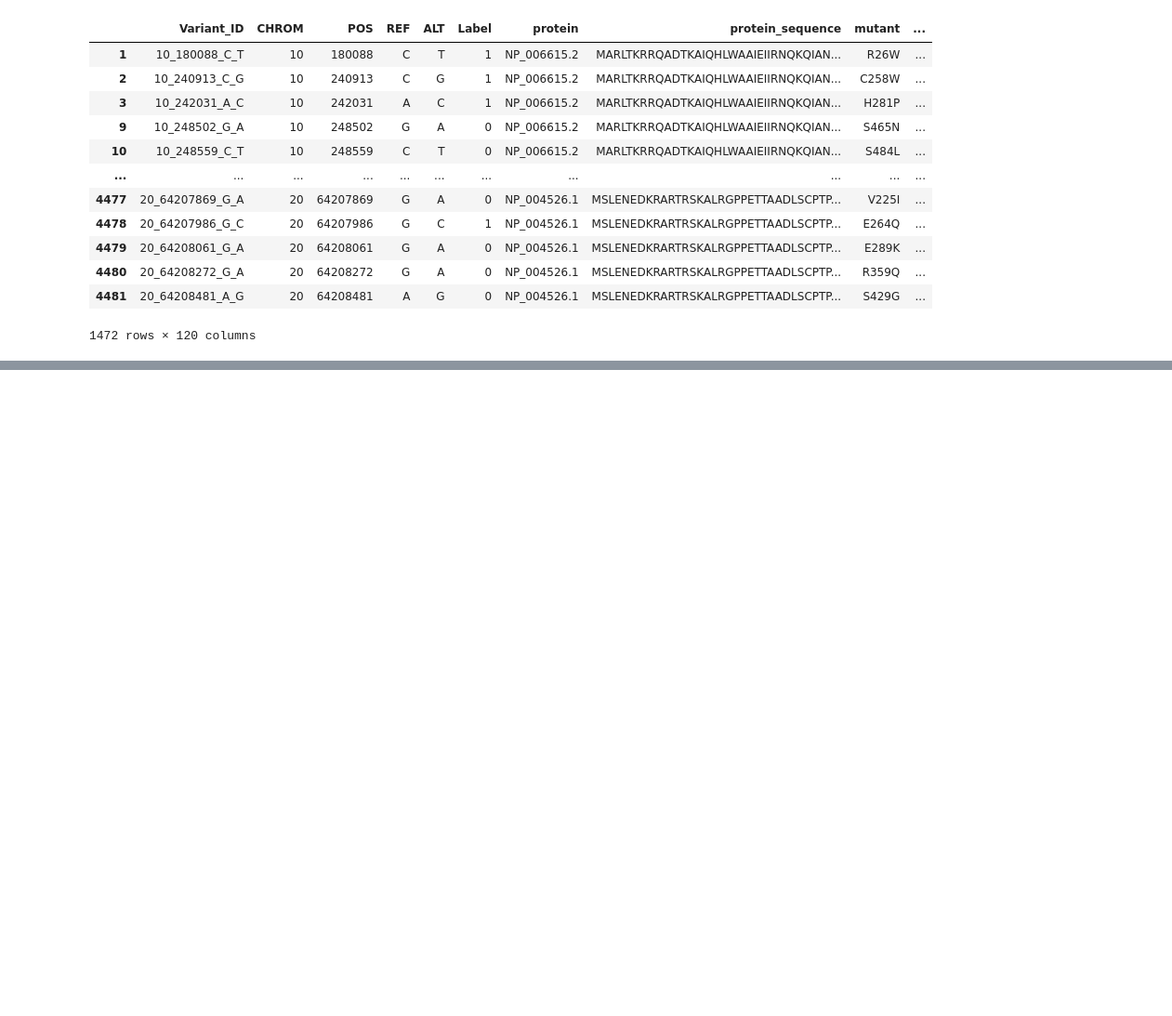
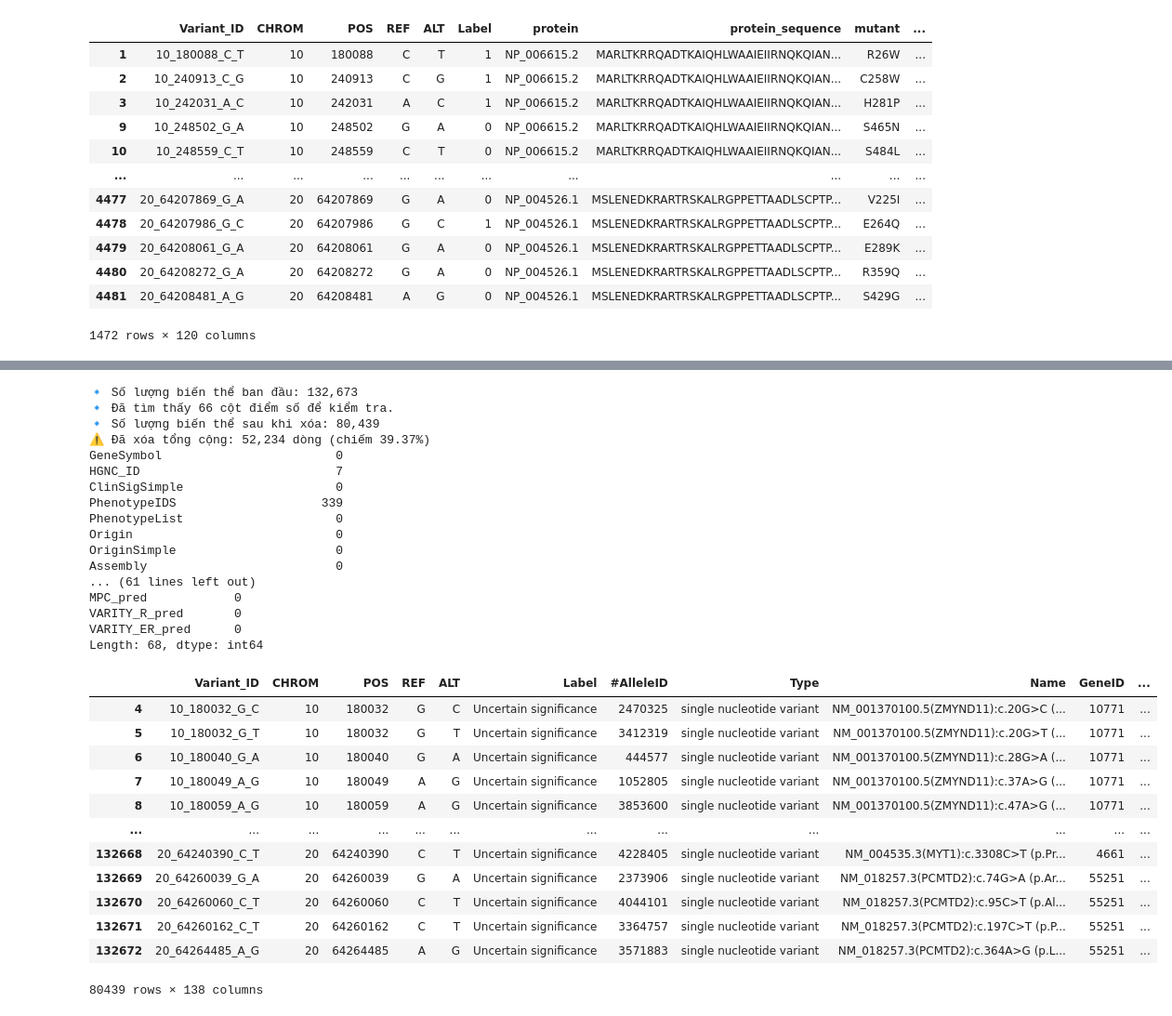
Before and after one commit to 36JungKwan/Missense_variant_pathogenicity_prediction, a Jupyter notebook: core/module01_data_processing_vep/04_02_test_data_vep_mapping.ipynb, the cells around one changed output, grey strips where cells are left out. Shown at 93% size. Cells and saved outputs as stored; diff of their text form; code cells hidden in the pictures; blank space fills up the shorter version.

```diff
--- a/core/module01_data_processing_vep/04_02_test_data_vep_mapping.ipynb
+++ b/core/module01_data_processing_vep/04_02_test_data_vep_mapping.ipynb
@@ -1462,0 +1497,59 @@ dtype: int64
+# %%
+# Giả sử df là DataFrame hiện tại của bạn
+print(f"🔹 Số lượng biến thể ban đầu: {len(final_df):,}")
+
+# 1. Tự động nhận diện tất cả các cột điểm số
+# (Bao gồm: score, rankscore, phred, raw, và các điểm bảo tồn tiến hóa như gerp, phylop, phastcons)
+score_cols = [
+    col for col in final_df.columns
+    if any(keyword in col.lower() for keyword in ['score', 'phred', 'raw', 'gerp', 'phylop', 'phastcons'])
+]
+
+print(f"🔹 Đã tìm thấy {len(score_cols)} cột điểm số để kiểm tra.")
+
+# 2. Xóa các dòng bị thiếu (NaN) ở BẤT KỲ cột điểm số nào trong danh sách trên
+df_clean = final_df.dropna(subset=score_cols).copy()
+df_clean[['AF', 'gnomADe_AF']] = df_clean[['AF', 'gnomADe_AF']].fillna(0)
+
+# 3. Báo cáo kết quả
+dropped_count = len(final_df) - len(df_clean)
+print(f"🔹 Số lượng biến thể sau khi xóa: {len(df_clean):,}")
+print(f"⚠️ Đã xóa tổng cộng: {dropped_count:,} dòng (chiếm {(dropped_count/len(final_df)*100):.2f}%)")
+
+print(df_clean.isnull().sum()[10:70])
+print(df_clean.isnull().sum()[70:])
+
+df_clean.to_parquet(r"D:\variant_data\clinvar_vus_after_vep_final.parquet", index=False)
+
+df_clean
+# %% [output]
+🔹 Số lượng biến thể ban đầu: 132,673
+🔹 Đã tìm thấy 66 cột điểm số để kiểm tra.
+🔹 Số lượng biến thể sau khi xóa: 80,439
+⚠️ Đã xóa tổng cộng: 52,234 dòng (chiếm 39.37%)
+GeneSymbol                        0
+HGNC_ID                           7
+ClinSigSimple                     0
+PhenotypeIDS                    339
+PhenotypeList                     0
+Origin                            0
+OriginSimple                      0
+Assembly                          0
+... (61 lines left out)
+MPC_pred            0
+VARITY_R_pred       0
+VARITY_ER_pred      0
+Length: 68, dtype: int64
+|  | Variant_ID | CHROM | POS | REF | ALT | Label | #AlleleID | Type | Name | GeneID | ... |
+| 4 | 10_180032_G_C | 10 | 180032 | G | C | Uncertain significance | 2470325 | single nucleotide variant | NM_001370100.5(ZMYND11):c.20G>C (... | 10771 | ... |
+| 5 | 10_180032_G_T | 10 | 180032 | G | T | Uncertain significance | 3412319 | single nucleotide variant | NM_001370100.5(ZMYND11):c.20G>T (... | 10771 | ... |
+| 6 | 10_180040_G_A | 10 | 180040 | G | A | Uncertain significance | 444577 | single nucleotide variant | NM_001370100.5(ZMYND11):c.28G>A (... | 10771 | ... |
+| 7 | 10_180049_A_G | 10 | 180049 | A | G | Uncertain significance | 1052805 | single nucleotide variant | NM_001370100.5(ZMYND11):c.37A>G (... | 10771 | ... |
+| 8 | 10_180059_A_G | 10 | 180059 | A | G | Uncertain significance | 3853600 | single nucleotide variant | NM_001370100.5(ZMYND11):c.47A>G (... | 10771 | ... |
+| ... | ... | ... | ... | ... | ... | ... | ... | ... | ... | ... | ... |
+| 132668 | 20_64240390_C_T | 20 | 64240390 | C | T | Uncertain significance | 4228405 | single nucleotide variant | NM_004535.3(MYT1):c.3308C>T (p.Pr... | 4661 | ... |
+| 132669 | 20_64260039_G_A | 20 | 64260039 | G | A | Uncertain significance | 2373906 | single nucleotide variant | NM_018257.3(PCMTD2):c.74G>A (p.Ar... | 55251 | ... |
+| 132670 | 20_64260060_C_T | 20 | 64260060 | C | T | Uncertain significance | 4044101 | single nucleotide variant | NM_018257.3(PCMTD2):c.95C>T (p.Al... | 55251 | ... |
+| 132671 | 20_64260162_C_T | 20 | 64260162 | C | T | Uncertain significance | 3364757 | single nucleotide variant | NM_018257.3(PCMTD2):c.197C>T (p.P... | 55251 | ... |
+| 132672 | 20_64264485_A_G | 20 | 64264485 | A | G | Uncertain significance | 3571883 | single nucleotide variant | NM_018257.3(PCMTD2):c.364A>G (p.L... | 55251 | ... |
+80439 rows × 138 columns
```
Also changed, not shown: parts of 7 cells of this notebook, 2 other files.
